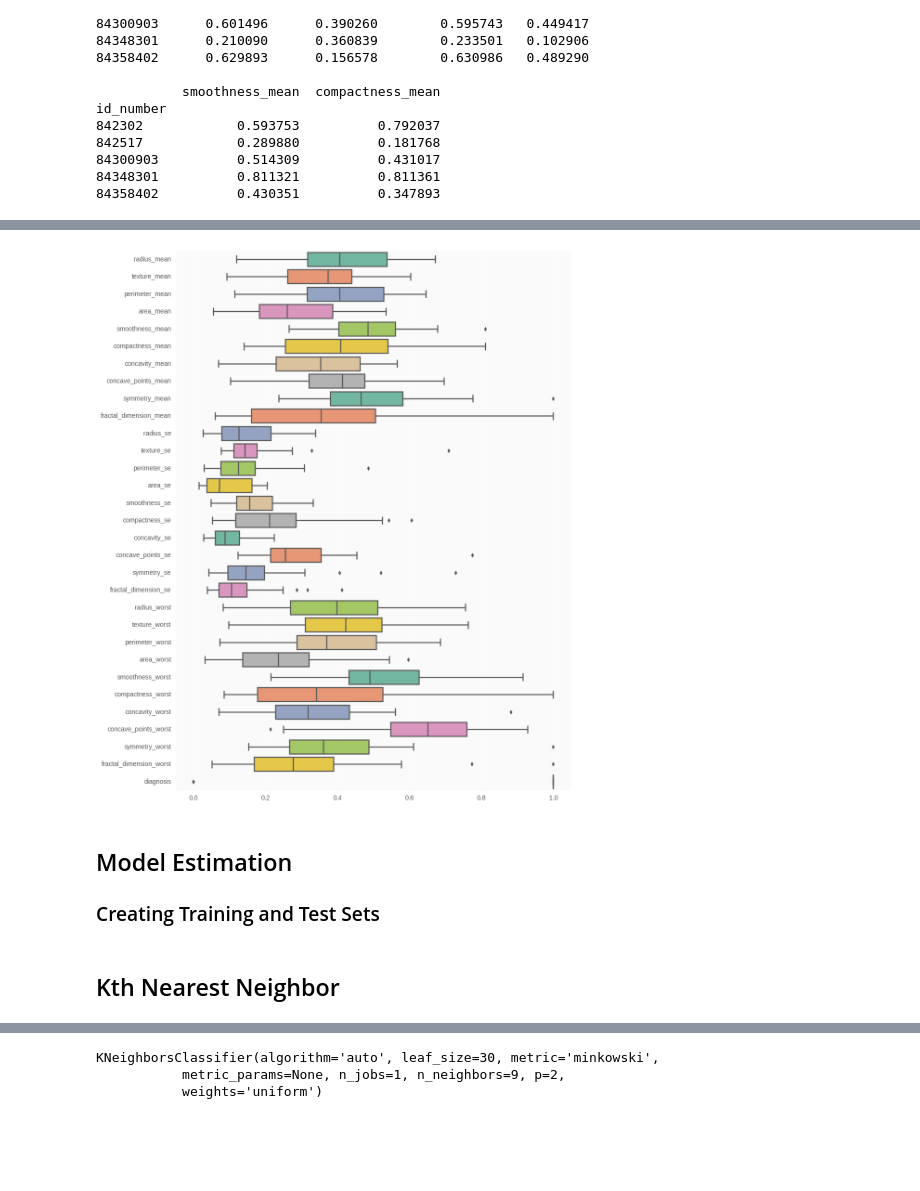
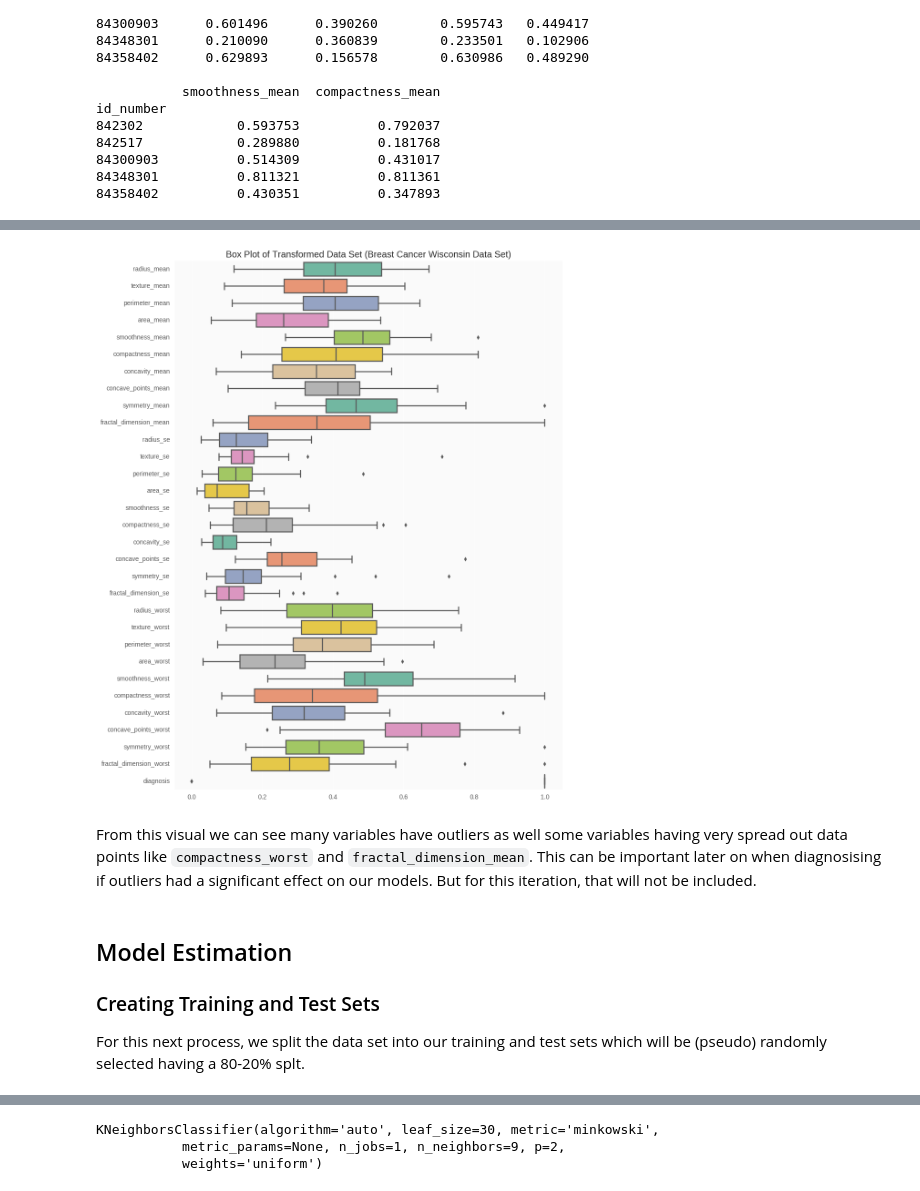
Before and after one commit to raviolli77/machineLearning_breastCancer_Python, a Jupyter notebook: breastCancerWisconsinDataSet_MachineLearning.ipynb, the cells around one changed output, grey strips where cells are left out. Drawn from its saved outputs; the diff is of its cells as text; code cells hidden in the pictures; blank space fills up the shorter version.

```diff
--- a/breastCancerWisconsinDataSet_MachineLearning.ipynb
+++ b/breastCancerWisconsinDataSet_MachineLearning.ipynb
@@ -216,11 +339,9 @@ id_number
 # %%
-df = breastCancer.drop(breastCancerTest, axis=1)
-
-breastCancer = pd.concat([breastCancer_norm, df], axis=1)
+breastCancer = pd.concat([breastCancer_norm, breastCancer['diagnosis']], axis=1)
 
 print(breastCancer.shape)
 print("Let's view some of our variables!")
-print(breastCancer.iloc[:, 0:5].head())
+breastCancer.head()
 # %% [output]
 (569, 31)
 Let's view some of our variables!
@@ -244,12 +373,17 @@ id_number
 # %%
 f, ax = plt.subplots(figsize=(11, 15))
 
 ax.set_axis_bgcolor('#fafafa')
+plt.title("Box Plot of Transformed Data Set (Breast Cancer Wisconsin Data Set)")
 ax.set(xlim=(-.05, 1.05))
 ax = sns.boxplot(data = breastCancer[1:29], orient = 'h', palette = 'Set2')
 # %% [output]
-[figure, old version]
+[figure, new version]
-# %% [markdown]
-## Model Estimation
-### Creating Training and Test Sets
+# %% [markdown]
+From this visual we can see many variables have outliers as well some variables having very spread out data points like `compactness_worst` and `fractal_dimension_mean`. This can be important later on when diagnosising if outliers had a significant effect on our models. But for this iteration, that will not be included.
+# %% [markdown]
+## Model Estimation
+### Creating Training and Test Sets
+
+For this next process, we split the data set into our training and test sets which will be (pseudo) randomly selected having a 80-20% splt.
 # %%
@@ -261,4 +400,2 @@ class_set = train.ix[:, train.columns == 'diagnosis']
 test_set = test.ix[:, test.columns != 'diagnosis']
 test_class_set = test.ix[:, test.columns == 'diagnosis']
-# %% [markdown]
-## Kth Nearest Neighbor
```
Also changed, not shown: parts of 59 cells of this notebook.
